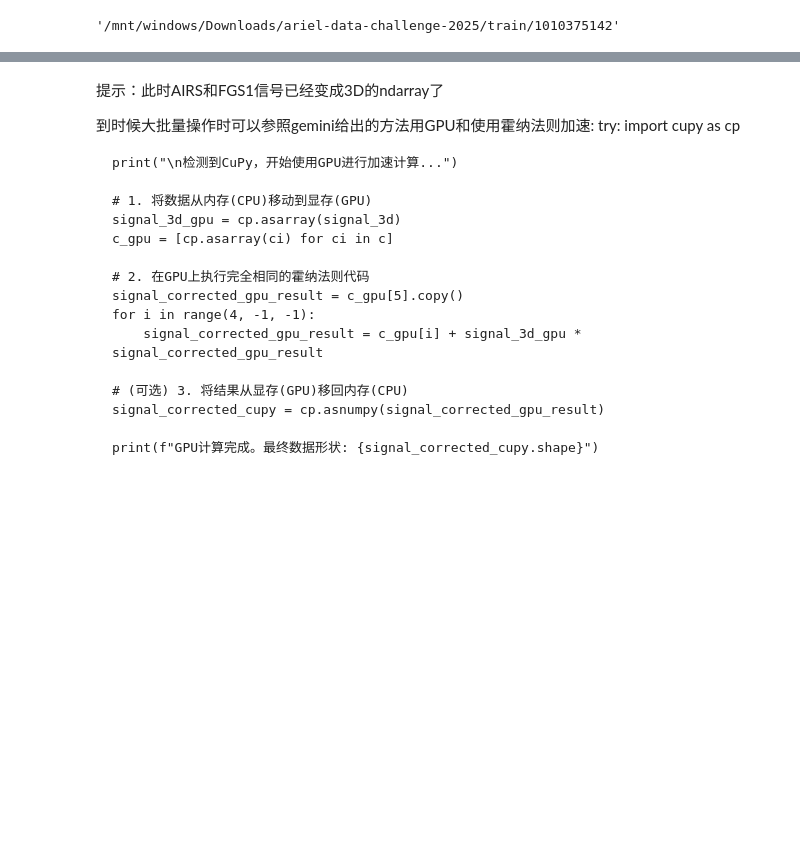
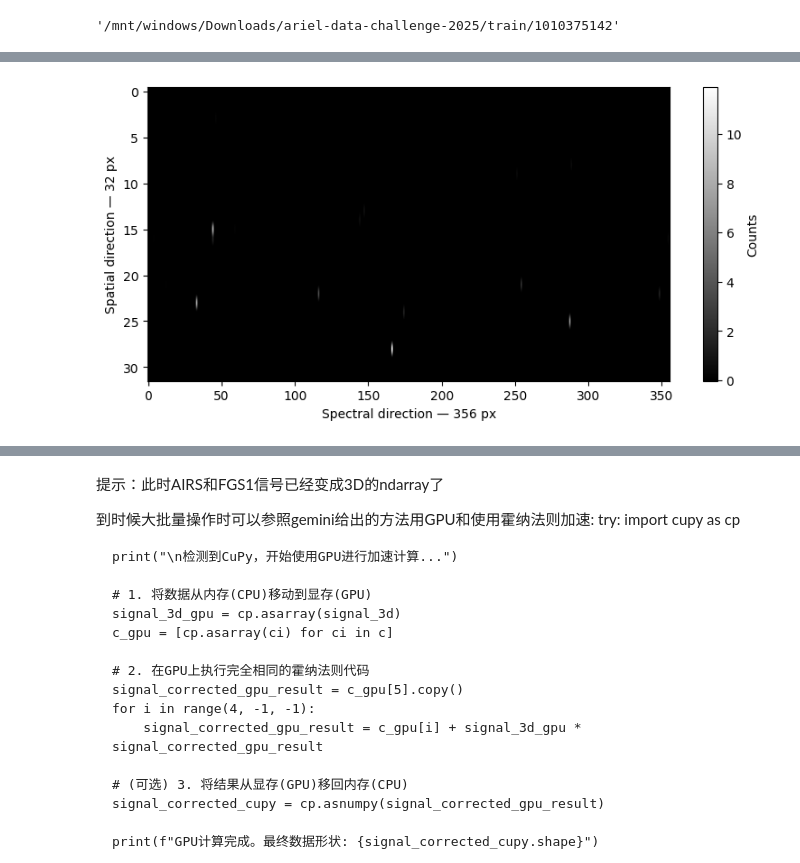
Before and after one commit to itachi114514/kaggle-ariel, a Jupyter notebook: example_check.ipynb, the cells around one changed output, grey strips where cells are left out. Cells and saved outputs as stored; diff of their text form; code cells hidden in the pictures; blank space fills up the shorter version.

```diff
--- a/example_check.ipynb
+++ b/example_check.ipynb
@@ -60,0 +68,5 @@ df_FGS1_signal_ex = df_FGS1_analog_signal_ex - df_FGS1_dark_ex
+# %%
+# dark frame
+show_figure(df_AIRS_dark_ex.reshape(32, 356))
+# %% [output]
+[figure, added]
```
Also changed, not shown: parts of 20 cells of this notebook, 1 other file.
